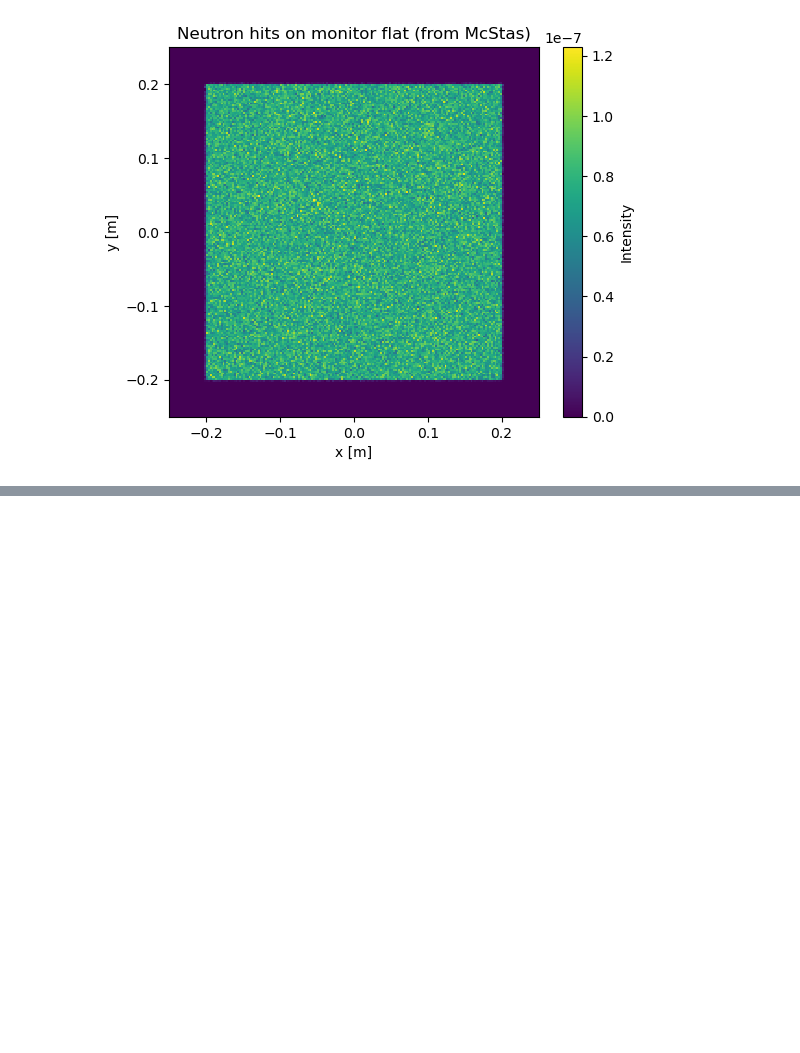
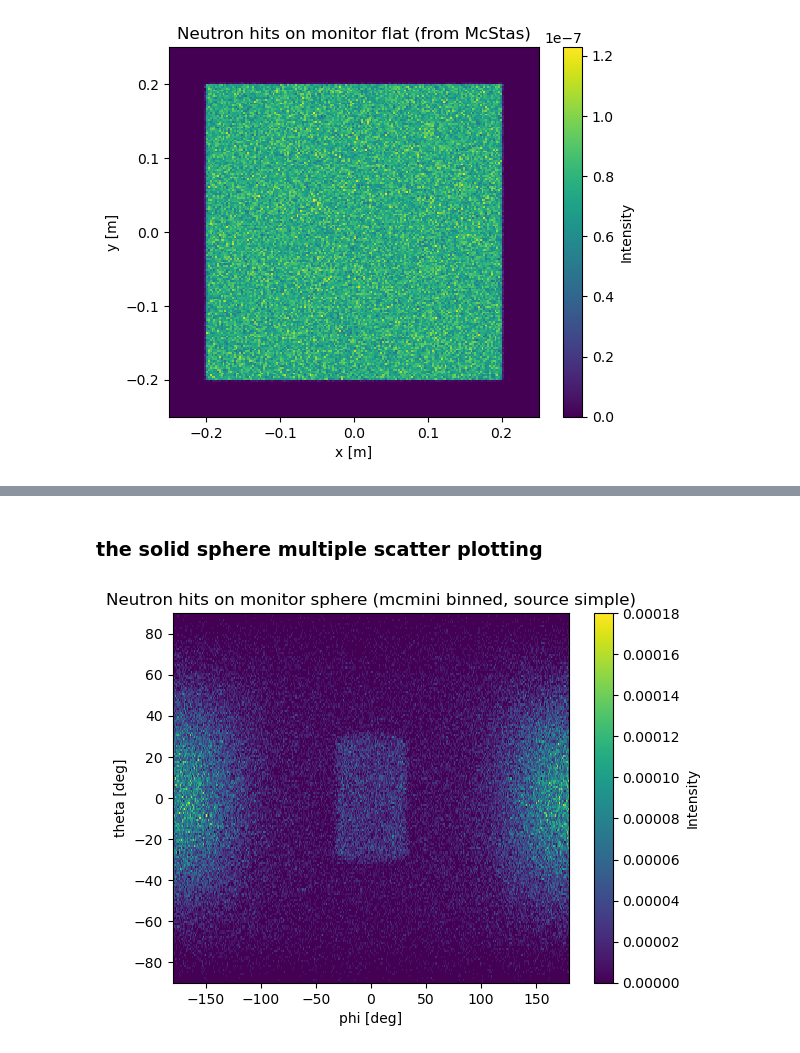
Before and after one commit to tinyThyssen/bachelor_project, a Jupyter notebook: mcmini_verification/mcmini_verification.ipynb, the cells around one changed output, grey strips where cells are left out. Cells and saved outputs as stored; diff of their text form; code cells hidden in the pictures; blank space fills up the shorter version.

```diff
--- a/mcmini_verification/mcmini_verification.ipynb
+++ b/mcmini_verification/mcmini_verification.ipynb
@@ -411,0 +538,23 @@ plt.show()
+# %% [markdown]
+### the solid sphere multiple scatter plotting
+# %%
+# data from sphere monitor (binned) and soruce simple
+mcmini_binned_path = Path("/Users/christian/Documents/Study/bachelor_project/mcmini/solid_sphere_multiple_scatter.csv")
+if not mcmini_binned_path.is_file():
+    raise FileNotFoundError(f"Expected hit file at {mcmini_binned_path}")
+# extract binned data
+
+nx, ny = 360, 180
+binned_data = np.loadtxt(mcmini_binned_path, delimiter=',', comments='#')
+col_counts = binned_data[:,2]
+H = col_counts.reshape((ny, nx)) # normalize to total counts
+# H = col_counts.reshape((ny, nx)) * 85.8135 # for 0.4m focus
+extent = [-180, 180, -90, 90]
+plt.imshow(H, origin="lower", extent=extent, interpolation="nearest", aspect="auto")
+plt.xlabel("phi [deg]")
+plt.ylabel("theta [deg]")
+plt.colorbar(label="Intensity")
+plt.title("Neutron hits on monitor sphere (mcmini binned, source simple)")
+plt.show()
+# %% [output]
+[figure, added]
```
Also changed, not shown: parts of 4 cells of this notebook, 36 other files.
